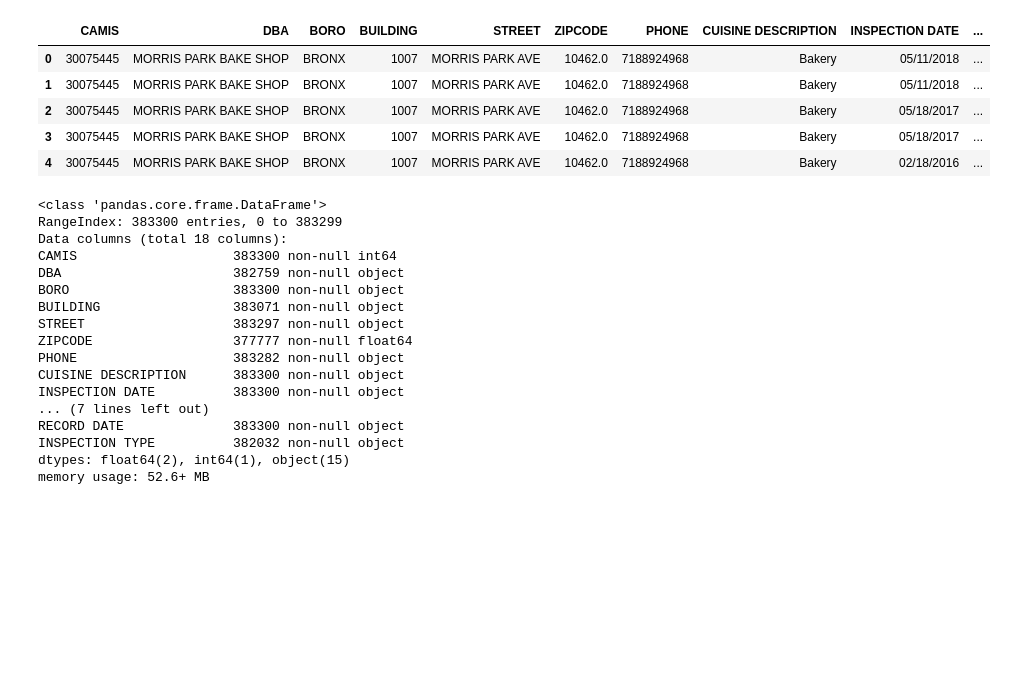
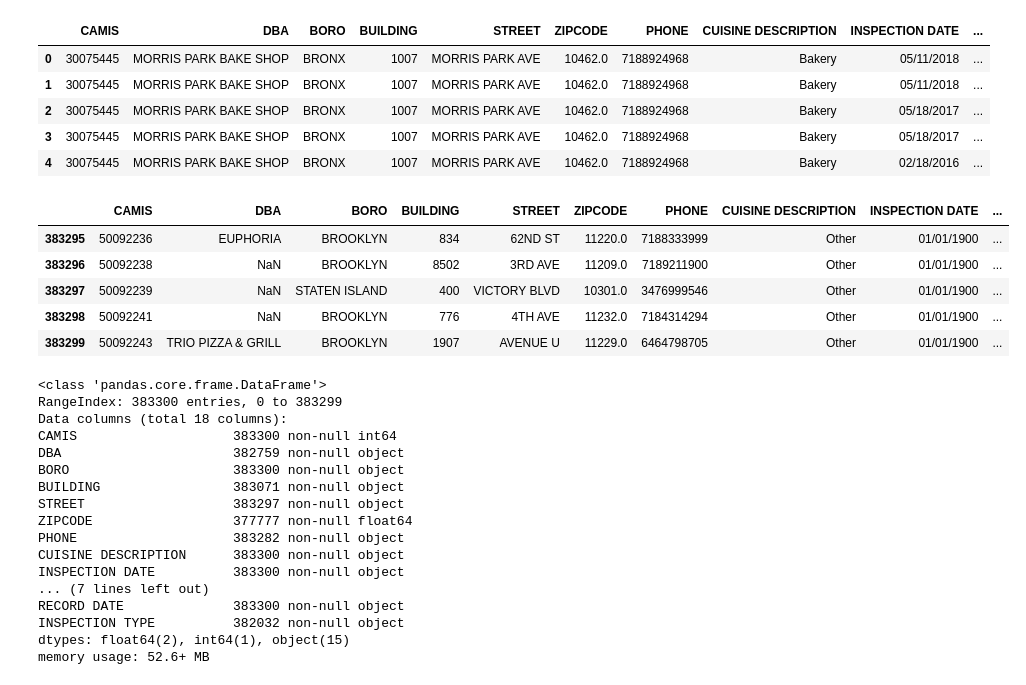
Before and after one commit to deep22kar/random-forest, a Jupyter notebook: Data.ipynb, the cells around one changed output. Cells and saved outputs as stored; diff of their text form; code cells hidden in the pictures; blank space fills up the shorter version.

```diff
--- a/Data.ipynb
+++ b/Data.ipynb
@@ -22,6 +22,16 @@ df.head()
 | 2 | 30075445 | MORRIS PARK BAKE SHOP | BRONX | 1007 | MORRIS PARK AVE | 10462.0 | 7188924968 | Bakery | 05/18/2017 | ... |
 | 3 | 30075445 | MORRIS PARK BAKE SHOP | BRONX | 1007 | MORRIS PARK AVE | 10462.0 | 7188924968 | Bakery | 05/18/2017 | ... |
 | 4 | 30075445 | MORRIS PARK BAKE SHOP | BRONX | 1007 | MORRIS PARK AVE | 10462.0 | 7188924968 | Bakery | 02/18/2016 | ... |
+# %%
+# data points that have a lot of null values across the board are new restaurants (per documentation, new restaurants have Inspection Date 1/1/1900)
+df.tail()
+# %% [output]
+|  | CAMIS | DBA | BORO | BUILDING | STREET | ZIPCODE | PHONE | CUISINE DESCRIPTION | INSPECTION DATE | ... |
+| 383295 | 50092236 | EUPHORIA | BROOKLYN | 834 | 62ND ST | 11220.0 | 7188333999 | Other | 01/01/1900 | ... |
+| 383296 | 50092238 | NaN | BROOKLYN | 8502 | 3RD AVE | 11209.0 | 7189211900 | Other | 01/01/1900 | ... |
+| 383297 | 50092239 | NaN | STATEN ISLAND | 400 | VICTORY BLVD | 10301.0 | 3476999546 | Other | 01/01/1900 | ... |
+| 383298 | 50092241 | NaN | BROOKLYN | 776 | 4TH AVE | 11232.0 | 7184314294 | Other | 01/01/1900 | ... |
+| 383299 | 50092243 | TRIO PIZZA & GRILL | BROOKLYN | 1907 | AVENUE U | 11229.0 | 6464798705 | Other | 01/01/1900 | ... |
 # %%
 df.info()
 # %% [output]
```
Also changed, not shown: parts of 51 cells of this notebook.
